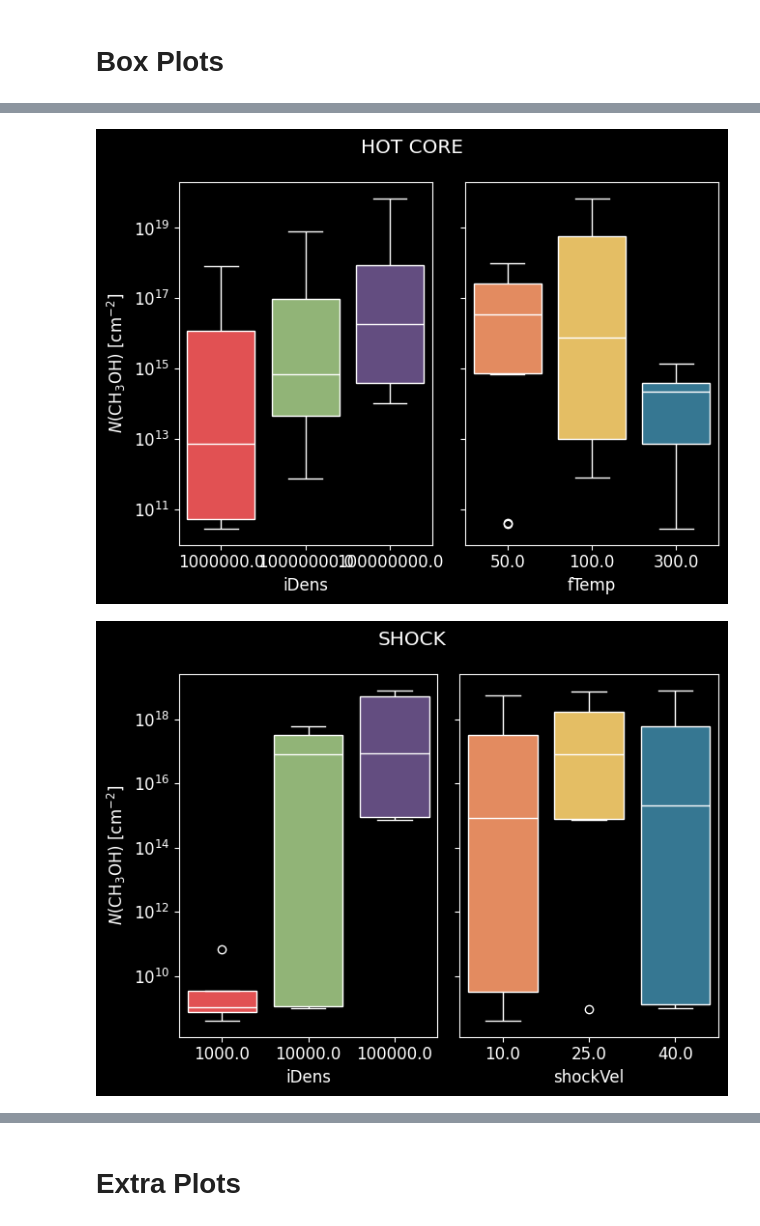
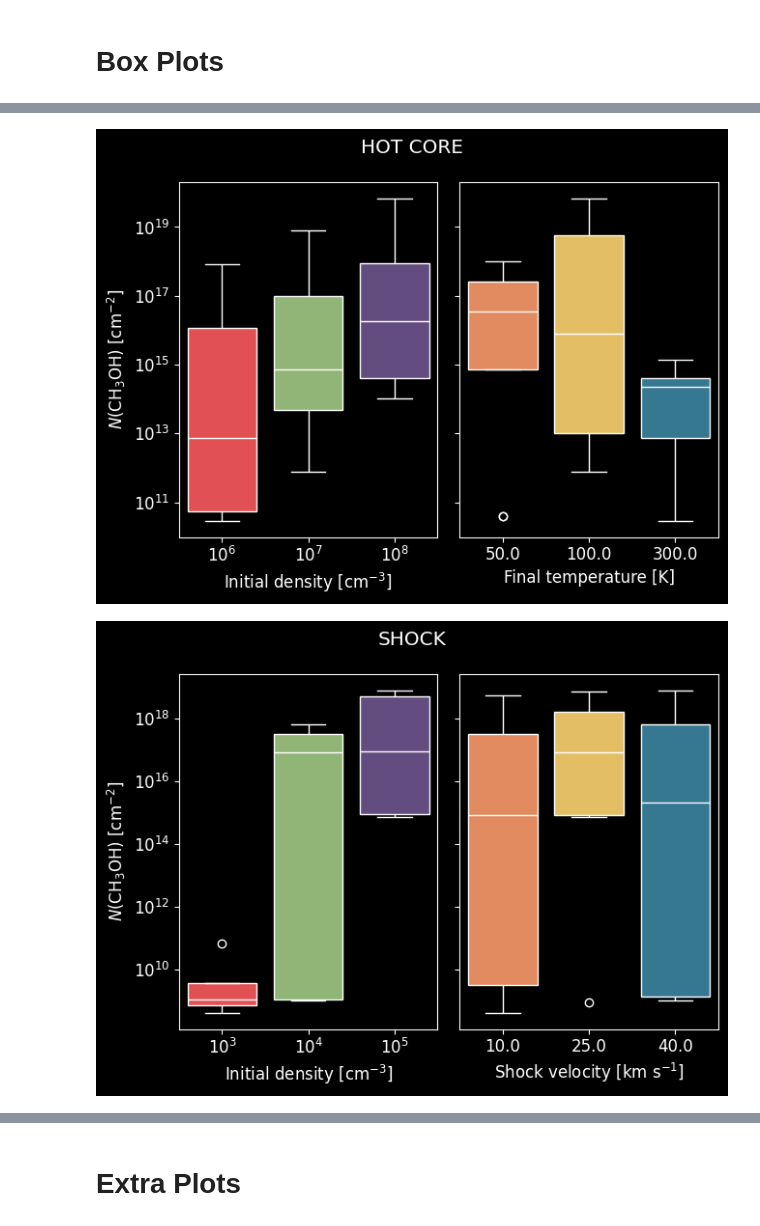
Before and after one commit to georgina-sampson/LEAPS-2024, a Jupyter notebook: CH3OH/plots.ipynb, the cells around one changed output, grey strips where cells are left out. Drawn from its saved outputs; the diff is of its cells as text; code cells hidden in the pictures.

Commit message:
final plots of the day

```diff
--- a/CH3OH/plots.ipynb
+++ b/CH3OH/plots.ipynb
@@ -65,6 +65,19 @@ propLabels={
     constants.INTERSTELLARRAD: [ 3e0, 1000e0],
     constants.IDENS: [1000e0, 10000e0, 100000e0]}
     }
+
+propxLabels={
+    constants.HOTCORE:
+    {constants.FTEMP: "Final temperature [K]",
+    constants.COSMICRAY: "Cosmic ray ionisation rate [$\zeta/\zeta_0$]",
+    constants.INTERSTELLARRAD: "Interstellar radiation field [Habing]",
+    constants.IDENS: "Initial density [cm$^{-3}$]"},
+    constants.SHOCK:
+    {constants.SHOCKVEL: "Shock velocity [km s$^{−1}$]",
+    constants.COSMICRAY: "Cosmic ray ionisation rate [$\zeta/\zeta_0$]",
+    constants.INTERSTELLARRAD: "Interstellar radiation field [Habing]",
+    constants.IDENS: "Initial density [cm$^{-3}$]"}
+    }
 # %% [markdown]
 # Time Evolution
 # %%
@@ -81,8 +94,10 @@ for tipo, df in dfDic.items():
         ax=fig.add_subplot(gs[i,j])
         sns.scatterplot(data=df[df['zeta']==zeta], x='Time', y='N_CH3OH',
                         hue='gasTemp', palette=cmap, hue_norm=norm,
-                        alpha=0.5, s=15,
-                        linewidth=0, ax=ax, zorder=10, legend=None)
+                        alpha=0.5, s=25,
+                        linewidth=0,
+                        ax=ax, zorder=10, legend=None)
+
         ax.grid(color='grey', alpha=0.5, zorder=2)
         ax.set_xscale('log')
         ax.set_yscale('log')
@@ -137,9 +188,10 @@ for enfasis in [constants.COSMICRAY, constants.INTERSTELLARRAD]:
                     linecolor='white', #linewidth=2,
                     y='N_CH3OH', ax=ax, log_scale=True)
         ax.set_title(title)
-        ax.set_xticks(propOrder[tipo][enfasis], labels=propLabels[tipo][enfasis])
+        ax.set_xticks(propOrder[tipo][enfasis], labels=[f"${format_e(val)}$" for val in propLabels[tipo][enfasis]])
+        ax.set_xlabel(propxLabels[tipo][enfasis] if i==1 else None)
 
     axs[0].set_ylabel(r'$N$(CH$_3$OH) [cm$^{-2}$]')
-    # fig.savefig(f"BOXPLOT_CH3OH_columnDensity_by{enfasis.upper()}.png")
+    fig.savefig(f"BOXPLOT_CH3OH_columnDensity_by{enfasis.upper()}.png")
     # plt.close()
 # %% [output]
@@ -148,25 +200,27 @@ for enfasis in [constants.COSMICRAY, constants.INTERSTELLARRAD]:
 # %%
 for dic in dfDicBox:
     tipo, df = [(k, dic[k] )for k in dic][0]
     if tipo==constants.SHOCK: moment = [dic[k] for k in dic][1]
     varparam=constants.FTEMP if tipo==constants.HOTCORE else constants.SHOCKVEL
     title = tipo.upper() if tipo==constants.HOTCORE else 'SHOCK' if moment==constants.TMAX else 'POST-SHOCK'
 
     fig, axs = plt.subplots(1,2, figsize=(6.7,5), layout='tight', sharey=True)
 
     for i, enfasis in enumerate([constants.IDENS, varparam]):
         sns.boxplot(data=df, x=enfasis,
                     hue=enfasis, legend=None,
                     palette=propColor[enfasis], hue_order=propOrder[tipo][enfasis],
                     order=propOrder[tipo][enfasis],
                     linecolor='white', #linewidth=2,
                     y='N_CH3OH', log_scale=True,
                     ax=axs[i])
+        if enfasis==constants.IDENS: axs[i].set_xticks(propOrder[tipo][enfasis], labels=[f"${format_e(val)}$" for val in propLabels[tipo][enfasis]])
+        axs[i].set_xlabel(propxLabels[tipo][enfasis])
 
     axs[0].set_ylabel(r'$N$(CH$_3$OH) [cm$^{-2}$]')
     fig.suptitle(title)
     fig.savefig(f"BOXPLOT_CH3OH_columnDensity_by{title}.png")
     # plt.close()
 # %% [output]
-[figure, old version]
+[figure, new version]
-[figure, old version]
+[figure, new version]
```
Also changed, not shown: parts of 5 cells of this notebook, 7 other files.
